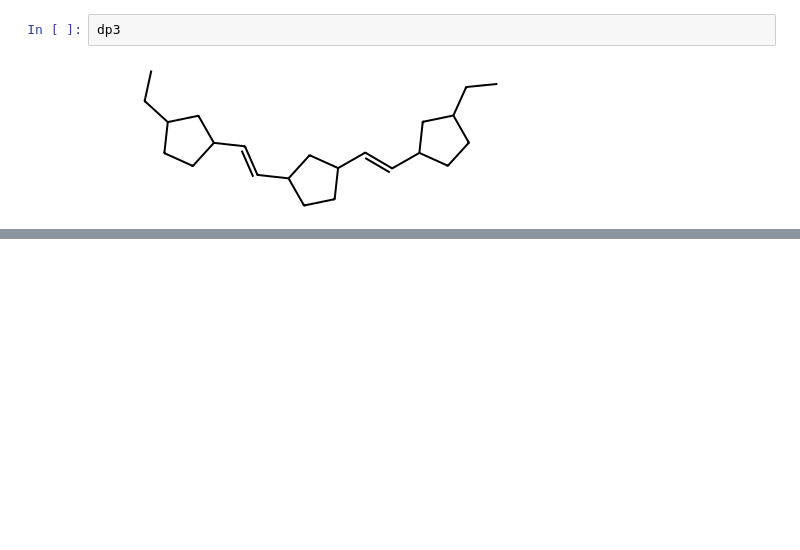
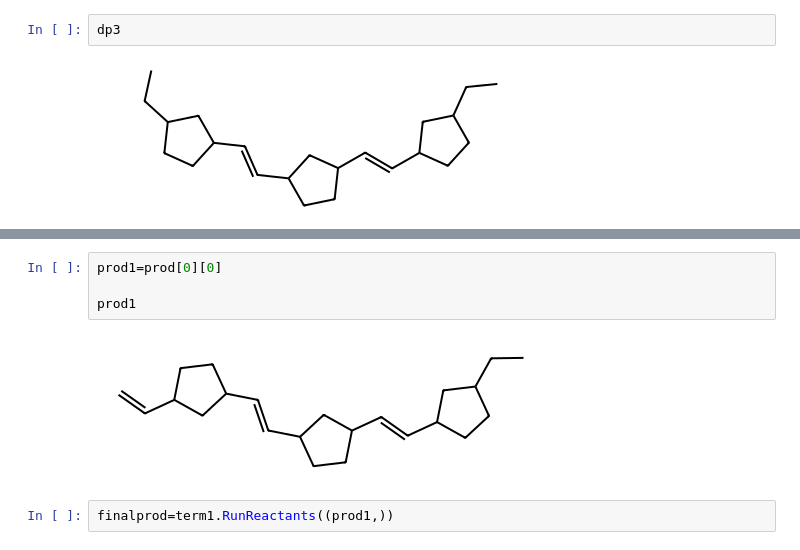
Before and after one commit to skozarekar/thermonomer, a Jupyter notebook: thermonomer/temp_Maya_romp.ipynb, the cells around one changed output, grey strips where cells are left out. Drawn from its saved outputs; the diff is of its cells as text; blank space fills up the shorter version.

```diff
--- a/thermonomer/temp_Maya_romp.ipynb
+++ b/thermonomer/temp_Maya_romp.ipynb
@@ -102,0 +114,8 @@ dp3
+# %%
+prod1=prod[0][0]
+
+prod1
+# %% [output]
+[figure, added]
+# %%
+finalprod=term1.RunReactants((prod1,))
```
Also changed, not shown: parts of 5 cells of this notebook.
